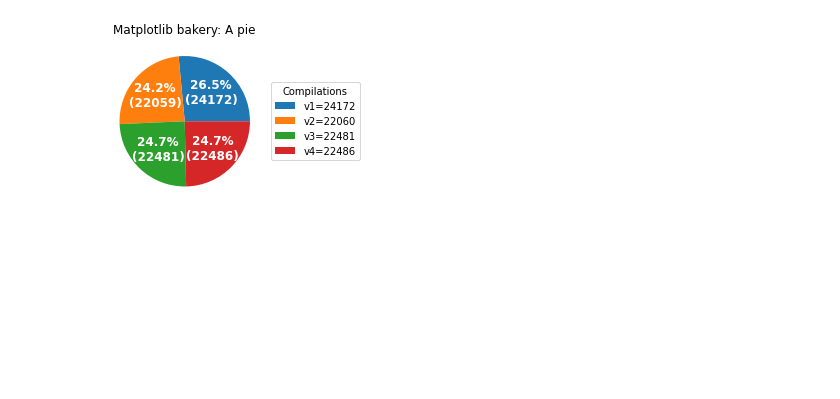
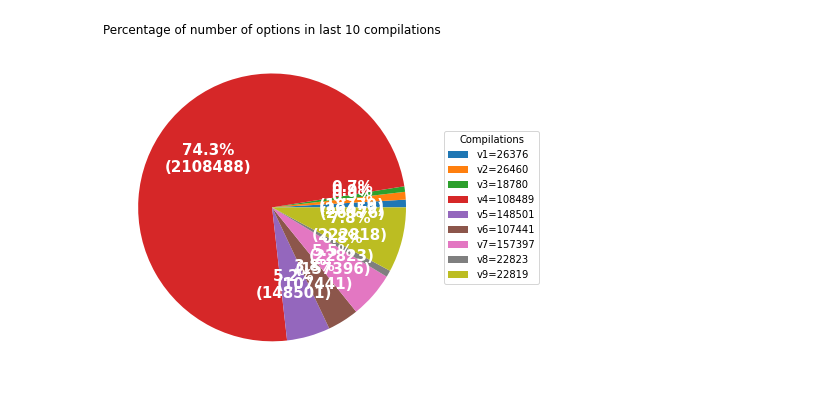
Before and after one commit to TuxML/tuxml-web, a Jupyter notebook: Options-number.ipynb, the cells around one changed output. Cells and saved outputs as stored; diff of their text form; code cells hidden in the pictures; blank space fills up the shorter version.

Commit message:
Comparison graph of two versions 5.0 and 5.1

```diff
--- a/Options-number.ipynb
+++ b/Options-number.ipynb
@@ -29,35 +40,39 @@ Text(0.5, 0.98, 'Categorical Plotting')
 # %%
 import numpy as np
 import matplotlib.pyplot as plt
 
-fig, ax = plt.subplots(figsize=(6, 3), subplot_kw=dict(aspect="equal"))
-
-recipe = ["24172 v1=24172",
-          "22060 v2=22060",
-          "22481 v3=22481",
-          "22486 v4=22486"]
+fig, ax = plt.subplots(figsize=(6, 10), subplot_kw=dict(aspect="equal"))
+recipe = ["26376 v1=26376",
+          "26460 v2=26460",
+          "18780 v3=18780",
+          "2108489 v4=108489",
+          "148501 v5=148501",
+          "107441 v6=107441",
+          "157397 v7=157397",
+          "22823 v8=22823",
+          "222819 v9=22819"]
 
 data = [float(x.split()[0]) for x in recipe]
 ingredients = [x.split()[-1] for x in recipe]
 
 
 def func(pct, allvals):
     absolute = int(pct/100.*np.sum(allvals))
     return "{:.1f}%\n({:d})".format(pct, absolute)
 
 
 wedges, texts, autotexts = ax.pie(data, autopct=lambda pct: func(pct, data),
                                   textprops=dict(color="w"))
 
 ax.legend(wedges, ingredients,
           title="Compilations",
           loc="center left",
           bbox_to_anchor=(1, 0, 0.5, 1))
 
-plt.setp(autotexts, size=12, weight="bold")
+plt.setp(autotexts, size=15, weight="bold")
 
-ax.set_title("Matplotlib bakery: A pie")
+ax.set_title("Percentage of number of options in last 10 compilations")
 
 plt.show()
 # %% [output]
-[figure, old version]
+[figure, new version]
```
Also changed, not shown: parts of 4 cells of this notebook.
